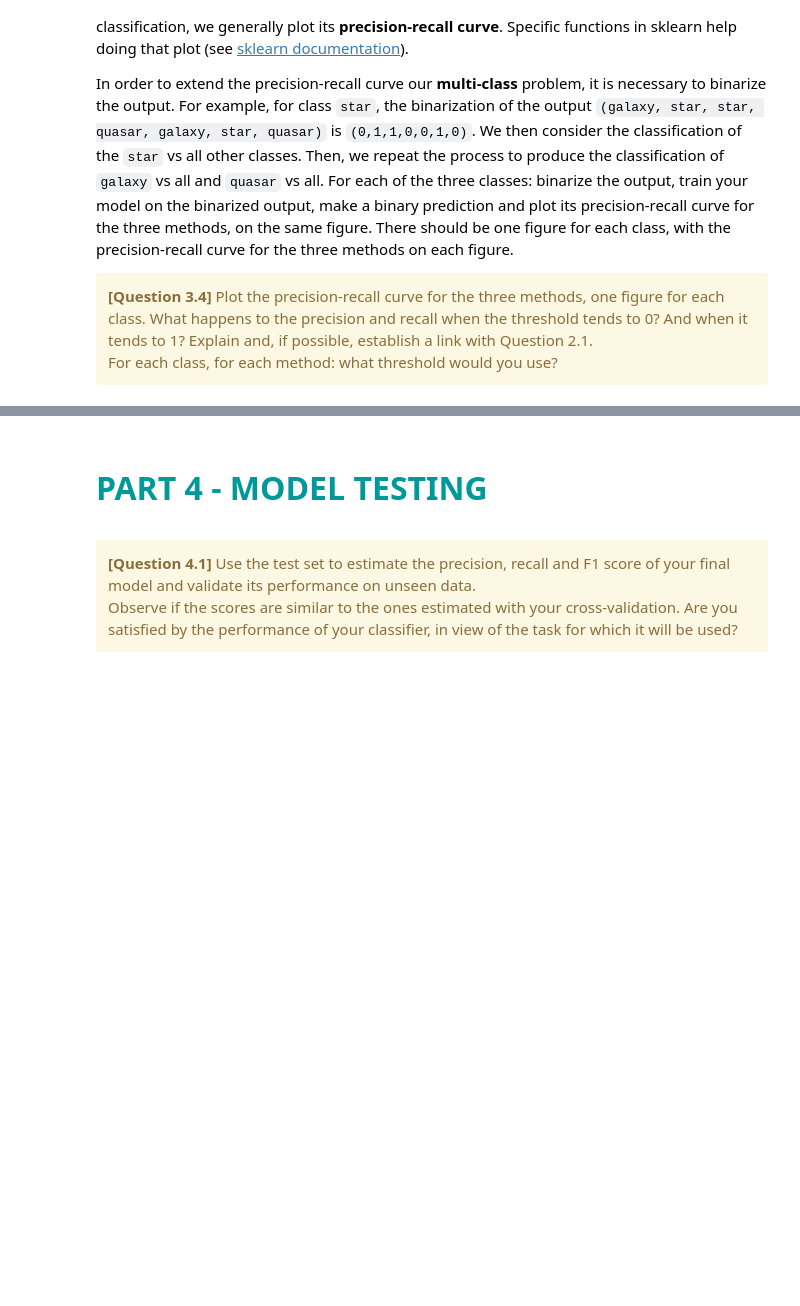
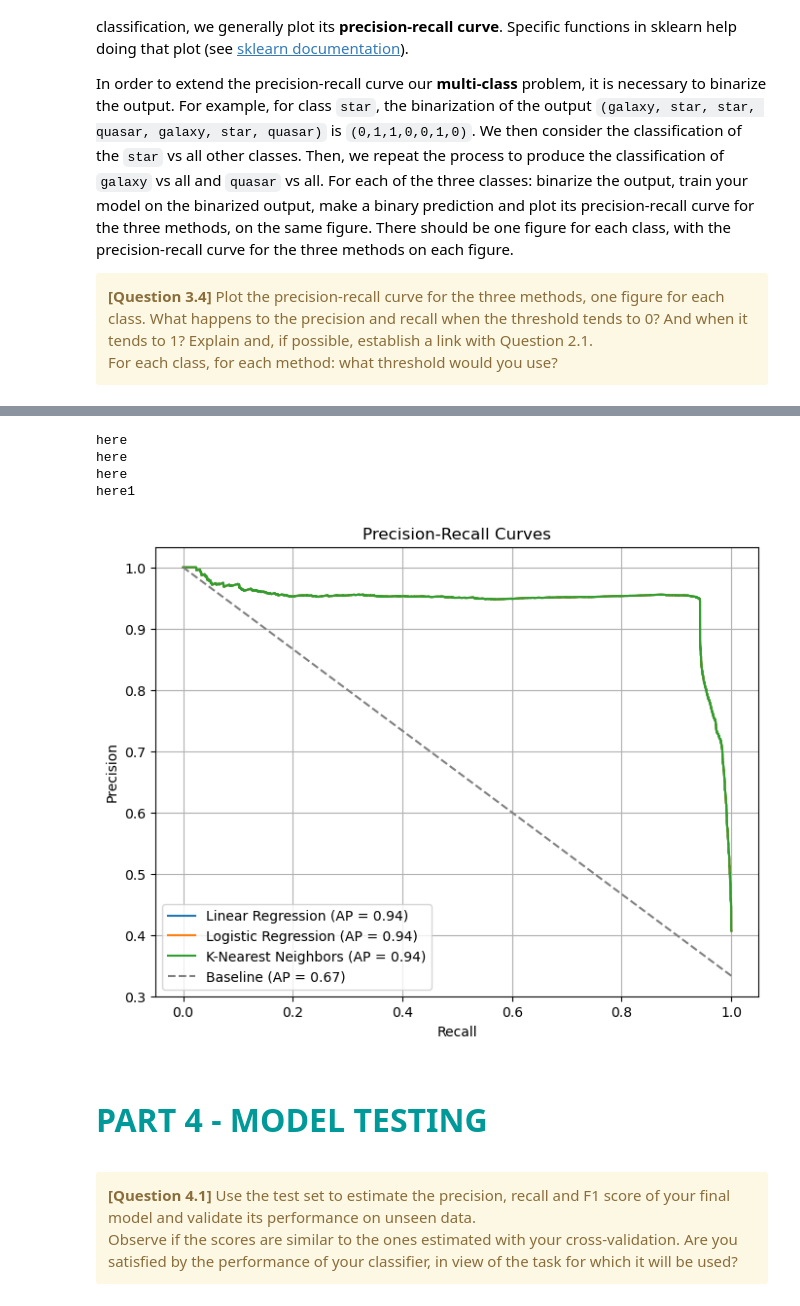
Before and after one commit to GaecKo/hackaton, a Jupyter notebook: Hackaton_2/Hackathon02-Classification.ipynb, the cells around one changed output, grey strips where cells are left out. Cells and saved outputs as stored; diff of their text form; code cells hidden in the pictures; blank space fills up the shorter version.

```diff
--- a/Hackaton_2/Hackathon02-Classification.ipynb
+++ b/Hackaton_2/Hackathon02-Classification.ipynb
@@ -832,3 +738,76 @@ AttributeError: 'LinearRegression' object has no attribute 'decision_function'
+# %%
+"""
+TEST CELL N°10 : PRECISION-RECALL CURVES
+
+@pre: the three models (knn, linear and logistic regression) initialized with their tuned hyperparameters.
+@post: a figure with the precision-recall curves for the three given models and also for a simple baseline classifier,
+        applied on a validation set containing 10% of the training set.
+------------------------------------------------------------------------------------------------ """
+
+import matplotlib.pyplot as plt
+from sklearn.metrics import precision_recall_curve, auc, accuracy_score
+from sklearn.exceptions import NotFittedError
+from sklearn.model_selection import train_test_split
+from sklearn.preprocessing import label_binarize
+from sklearn.linear_model import LinearRegression, LogisticRegression
+from sklearn.neighbors import KNeighborsClassifier
+from sklearn.dummy import DummyClassifier
+from sklearn import svm
+
+# Validation set to use for the PR curves
+X_train2, X_val = train_test_split(X_train, test_size=0.1, random_state=42)
+y_train2, y_val = train_test_split(y_train_encoded, test_size=0.1, random_state=42)
+
+
+# Binarization of the output
+y_train2_bin = label_binarize(y_train2, classes=[0, 1, 2])
+y_val_bin    = label_binarize(y_val, classes=[0, 1, 2])
+n_classes    = y_val_bin.shape[1]
+
+
+model_names = ['Linear Regression', 'Logistic Regression', 'K-Nearest Neighbors']
+
+
+# Plot precision-recall curves for each model
+plt.figure(figsize=(8, 6))
+
+
+for i, model in enumerate(models):
+        try:
+                model = svm.SVC(kernel='linear')
+                model.fit(X_train, y_train)
+                y_score = model.decision_function(X_val)
+        except NotFittedError:
+                model = svm.SVC(kernel='linear')
+                model.fit(X_train2, y_train2)
+                y_score = model.decision_function(X_val)
+        precision, recall, _ = precision_recall_curve(y_val_bin.ravel(), y_score.ravel())
+        average_precision = auc(recall, precision)
+
+        plt.plot(recall, precision, label=f'{model_names[i]} (AP = {average_precision:.2f})')
+
+# Plot baseline classifier
+dummy = DummyClassifier(strategy='uniform', random_state=42)
+dummy.fit(X_train2, y_train2)
+y_score = dummy.predict_proba(X_val)
+precision, recall, _ = precision_recall_curve(y_val_bin.ravel(), y_score.ravel())
+average_precision = auc(recall, precision)
+plt.plot(recall, precision, label=f'Baseline (AP = {average_precision:.2f})', linestyle='--', color='grey')
+
+
+# Plot settings
+plt.xlabel('Recall')
+plt.ylabel('Precision')
+plt.title('Precision-Recall Curves')
+plt.legend()
+plt.grid()
+plt.show()
+# %% [output]
+here
+here
+here
+here1
+[figure, added]
 # %% [markdown]
 <br>
 
```
Also changed, not shown: parts of 7 cells of this notebook.
